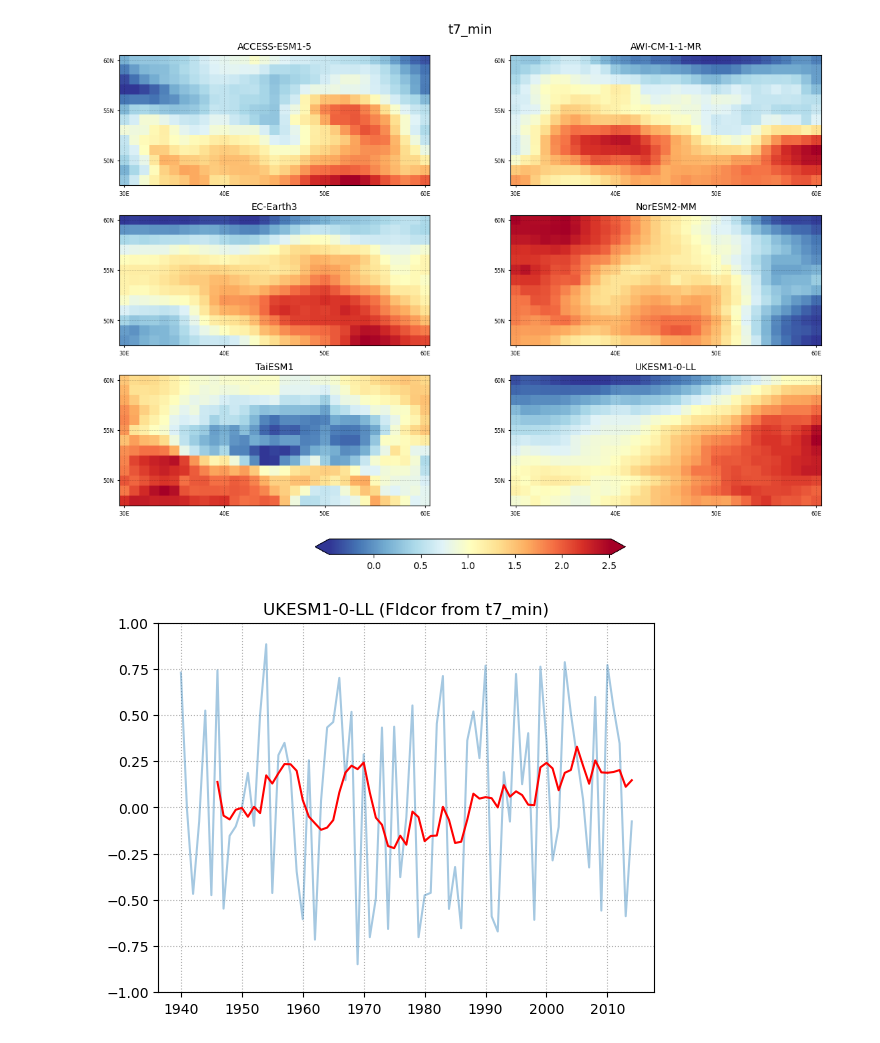
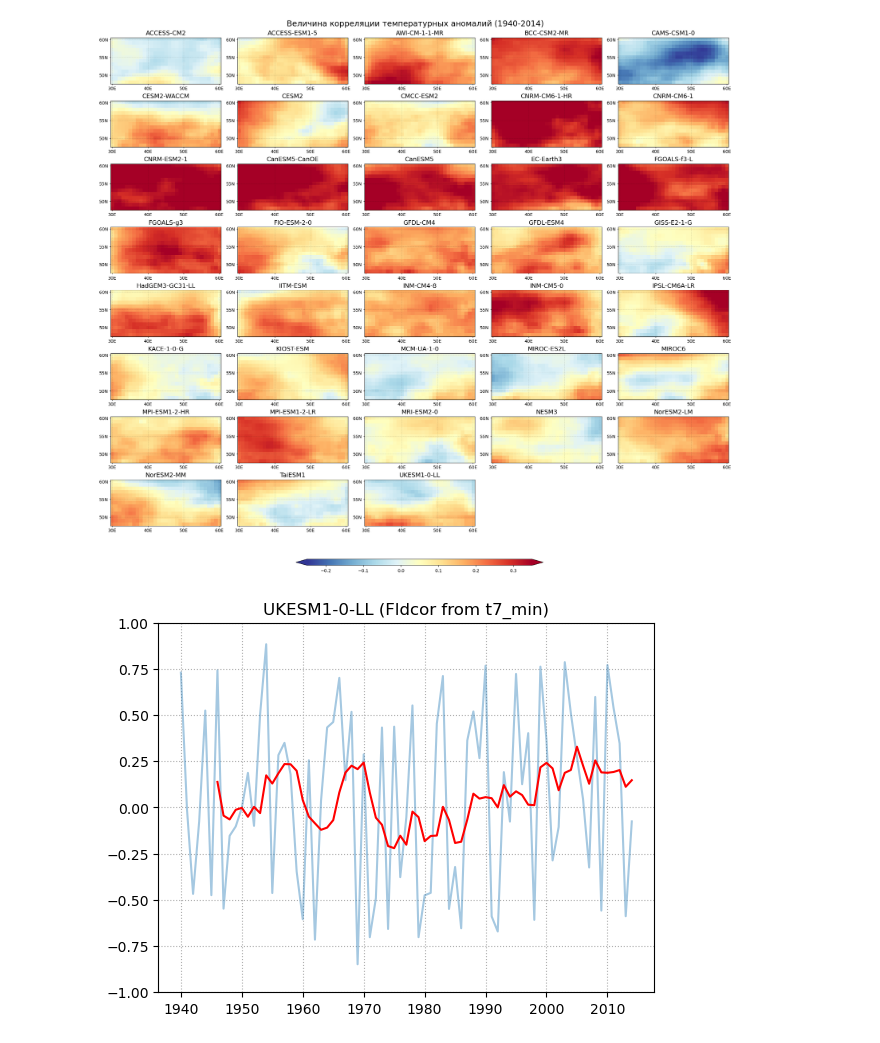
Before and after one commit to nslobodov/model_evaluation, a Jupyter notebook: scripts/how_to_plot.ipynb, the cells around one changed output. Drawn from its saved outputs; the diff is of its cells as text; code cells hidden in the pictures.

```diff
--- a/scripts/how_to_plot.ipynb
+++ b/scripts/how_to_plot.ipynb
@@ -45,4 +45,0 @@ for file in file_list:
-# %%
-# file = 'tas_Amon_ACCESS-CM2_ssp585_r1i1p1f1_185001-210012_r360x180_remap_C_regular_axis_year_anom_box_ymean.nc'
-file = 'trend2_ERA.nc'
-# file_dict[file].t2m.values[0][0]
@@ -61,8 +48,8 @@ plt.colorbar(orientation='horizontal')
 # %%
-def data_disp (keyword, stopword, data_dict, name_value, columns, n_lat, n_lon, pos_in_filename, title,
+def data_disp (keyword, stopword, data_dict, columns, n_lat, n_lon, pos_in_filename, title,
                scale_min, scale_max, fig_name):
 
-    #### Displayig 25 timcors (data_dict) -- this will work only for 2d arrays with 1 timestep
+    #### Displayig 25 timcors --- this will work only for 2d arrays with 1 timestep
     if keyword == '' and stopword == '':
         data_list = np.array([file for file in data_dict.keys()])
     elif stopword == '':
@@ -71,24 +58,20 @@ def data_disp (keyword, stopword, data_dict, name_value, columns, n_lat, n_lon,
         data_list = np.array([file for file in data_dict.keys() if (keyword in file and not stopword in file)])
 
     data_list = np.sort(data_list)
-    n_subs = len(data_list)
-    fig, ax = plt.subplots(n_subs//columns, columns, figsize=(11.7, 8.3), layout='constrained')
+    n_subs = m.ceil(len(data_list)/columns)*columns
+    fig, ax = plt.subplots(n_subs//columns, columns, figsize=(4*columns, 1.5+2*(n_subs//columns)), layout='constrained')
+    fig.suptitle (title, fontsize=18)
 
-    fig.suptitle (title, fontsize=14)
-
-    for i in range(n_subs):
+    for i in range(len(data_list)):
         row = i // columns
         column = i % columns
 
+        variable = str(list(data_dict[data_list[i]].variables)[-1])
+        array = data_dict[data_list[i]][variable][0]
         name = data_list[i].split('_')[pos_in_filename]
-        array = data_dict[data_list[i]][name_value][0]
 
-        if scale_min == scale_max:
-            plotted = ax[row, column].imshow(array[::-1], cmap='RdYlBu_r')
-        else:
-            plotted = ax[row, column].imshow(array[::-1],  vmin=scale_min, vmax=scale_max, cmap='RdYlBu_r')
-
-        ax[row, column].set_title(name, fontsize=10)
+        plotted = ax[row, column].imshow(array[::-1],  vmin=scale_min, vmax=scale_max, cmap='RdYlBu_r') # best scale for timcor t7: -0.25, 0.35
+        ax[row, column].set_title(name, fontsize=14)
 
         if n_lat*n_lon != 0:
             # Counting how to place ticks
@@ -97,14 +80,19 @@ def data_disp (keyword, stopword, data_dict, name_value, columns, n_lat, n_lon,
             lon_step = len(longitudes)//(n_lon-1)
             lat_step = m.ceil(len(latitudes)/(n_lat))
 
-            ax[row, column].tick_params(length=2, labelsize=6)
+            ax[row, column].tick_params(length=2, labelsize=10)
             ax[row, column].set_xticks(np.arange(0, len(longitudes), lon_step))
             ax[row, column].set_xticklabels(list(str(lon) + 'E' for lon in longitudes[::lon_step]))
             ax[row, column].set_yticks(np.arange(0, len(latitudes), lat_step))
             ax[row, column].set_yticklabels(list(str(lat) + 'N' for lat in latitudes[-1::-lat_step]))
             ax[row, column].grid(color='black', linestyle='dashed', linewidth=0.5, alpha=0.2)
+    for i in range(n_subs):
+        row = i // columns
+        column = i % columns
+        if i >= len(data_list):
+            fig.delaxes(ax[row][column])
 
-    cbar = fig.colorbar(plotted, ax=ax, location='bottom', anchor=(0.5, 0), shrink=0.4, extend='both', orientation='horizontal')
+    cbar = fig.colorbar(plotted, ax=ax, location='bottom', anchor=(0.5, 0.5), shrink=0.4, extend='both', orientation='horizontal', aspect=40)
+    plt.show()
 
-    plt.show()
-    if (fig_name != "" and "." in fig_name):    fig.savefig(fig_name)
+    if (fig_name != '' and not '.' in fig_name):    fig.savefig('t7_fig/'+fig_name+'.png', dpi=300)
@@ -127,5 +185,5 @@ timcor_tas_Amon_TaiESM1_ssp585_r1i1p1f1_185001-210012_r360x180_remap_C_regular_a
 # %%
-data_disp ('axis_year_anom_box_ymean.nc', '_tas', file_dict, 'tas', 2, 3, 4, 2, "t7_min", 0, 0, "")
+data_disp ('', '', timcor, 5, 3, 4, 3, "Величина корреляции температурных аномалий (1940-2014)", -0.25, 0.35, '')
 # %% [output]
-[figure, old version]
+[figure, new version]
 # %%
```
Also changed, not shown: parts of 31 cells of this notebook, 40 other files.
